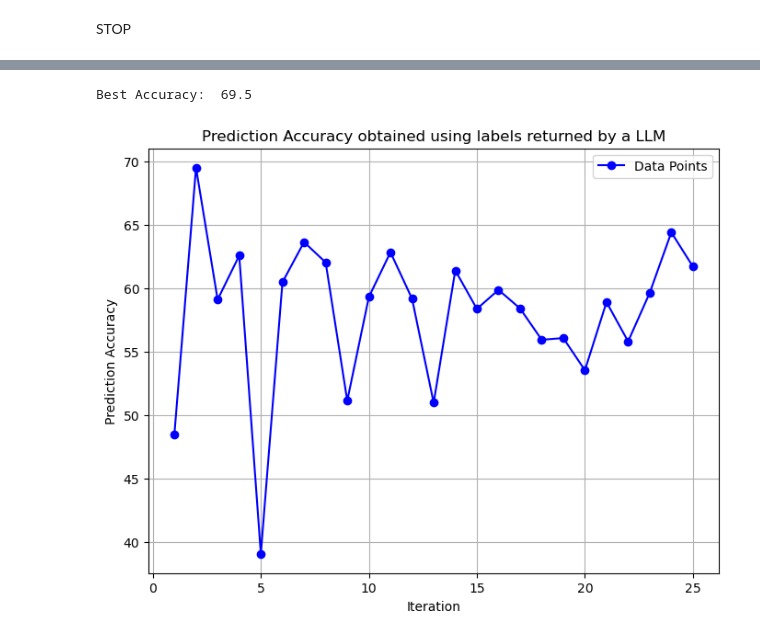
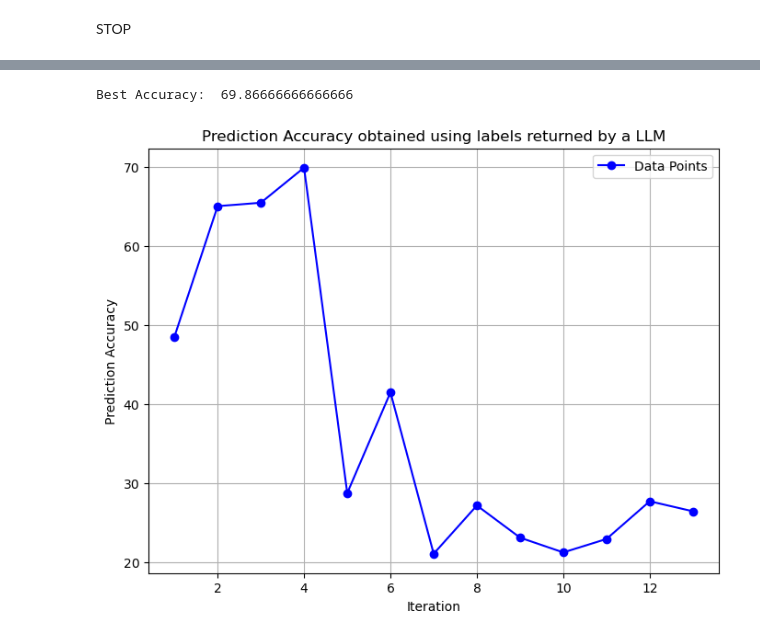
Before and after one commit to Divyanshudiv/Roberta_Zero_Shot, a Jupyter notebook: main.ipynb, the cells around one changed output, grey strips where cells are left out. Cells and saved outputs as stored; diff of their text form; code cells hidden in the pictures.

Commit message:
Added nemotron output.

```diff
--- a/main.ipynb
+++ b/main.ipynb
@@ -323,7 +323,7 @@ import matplotlib.pyplot as plt
 MAX_ITERATIONS = 25
 
 # Initialize model and variables
-model_name = 'qwen2.5:32b'
+model_name = 'nemotron'
 
 # Initial label map
 label_map = {0: 'World', 1: 'Sports', 2: 'Business', 4: 'Sci/Tech'}
@@ -403,8 +403,6 @@ plt.legend()
 plt.grid(True)
 
 plt.show()
-
-print("Best Accuracy: " + best_accuracy)
 # %% [output]
 Iteration 1: Current label prompts:
 0: "World"
@@ -630,18 +1060,20 @@ print(accuracy_list)
 # %%
+iterations_list1 = [i for i in range(1,14)]
+
 plt.figure(figsize=(8, 6))
-plt.plot(iteration_data, accuracy_data, marker= 'o', linestyle = '-', color = 'b', label = 'Data Points')
+plt.plot(iterations_list1, accuracy_data, marker= 'o', linestyle = '-', color = 'b', label = 'Data Points')
 
 plt.xlabel('Iteration')
 plt.ylabel('Prediction Accuracy')
 plt.title("Prediction Accuracy obtained using labels returned by a LLM")
 plt.legend()
 plt.grid(True)
 
 
 
 print("Best Accuracy: " , best_accuracy)
-plt.savefig('qwen2.5:27b_accuracy.png', dpi = 300, bbox_inches = 'tight')
+plt.savefig('nemotron_accuracy.png', dpi = 300, bbox_inches = 'tight')
 plt.show()
 # %% [output]
-Best Accuracy:  69.5
+Best Accuracy:  69.86666666666666
-[figure, old version]
+[figure, new version]
```
Also changed, not shown: parts of 3 cells of this notebook, 2 other files.
